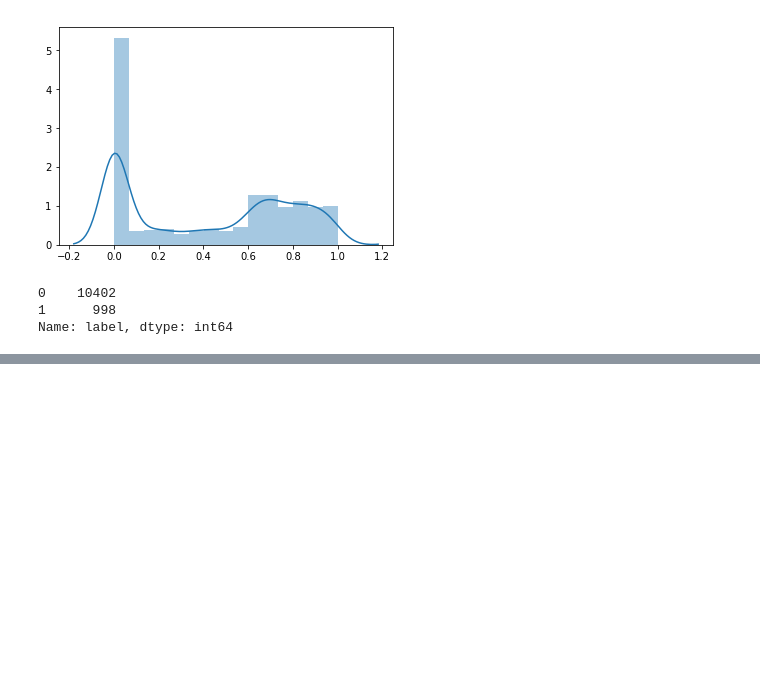
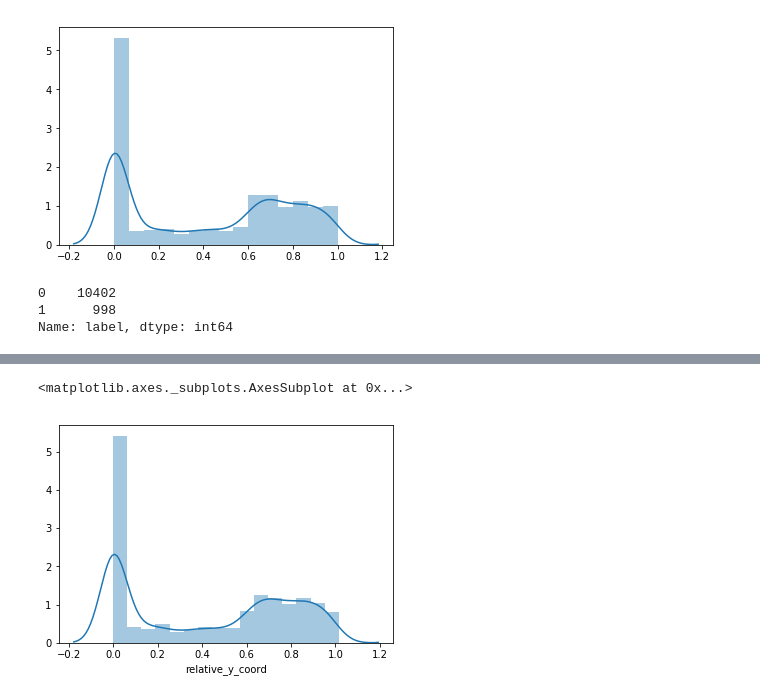
Before and after one commit to swaroop-nath/Semantic-Web-Parser, a Jupyter notebook: Second Model Preparation/exploratory_data_analysis.ipynb, the cells around one changed output, grey strips where cells are left out. Saved outputs shown, nothing was run; the diff lists cells and outputs as text; code cells hidden in the pictures; blank space fills up the shorter version.

```diff
--- a/Second Model Preparation/exploratory_data_analysis.ipynb
+++ b/Second Model Preparation/exploratory_data_analysis.ipynb
@@ -111,0 +118,5 @@ Name: label, dtype: int64
+# %%
+sns.distplot(dataset.relative_y_coord)
+# %% [output]
+<matplotlib.axes._subplots.AxesSubplot at 0x...>
+[figure, added]
```
Also changed, not shown: parts of 6 cells of this notebook, 2 other files.
